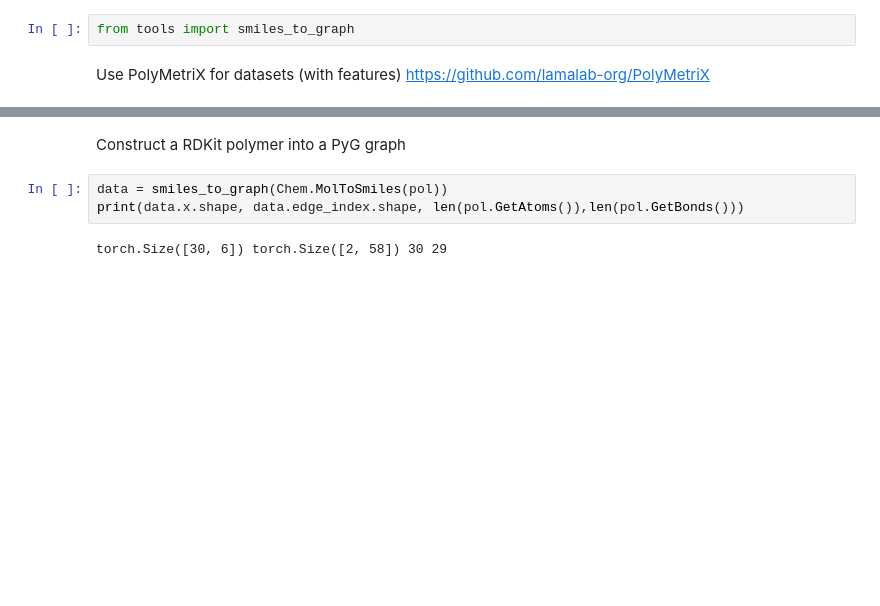
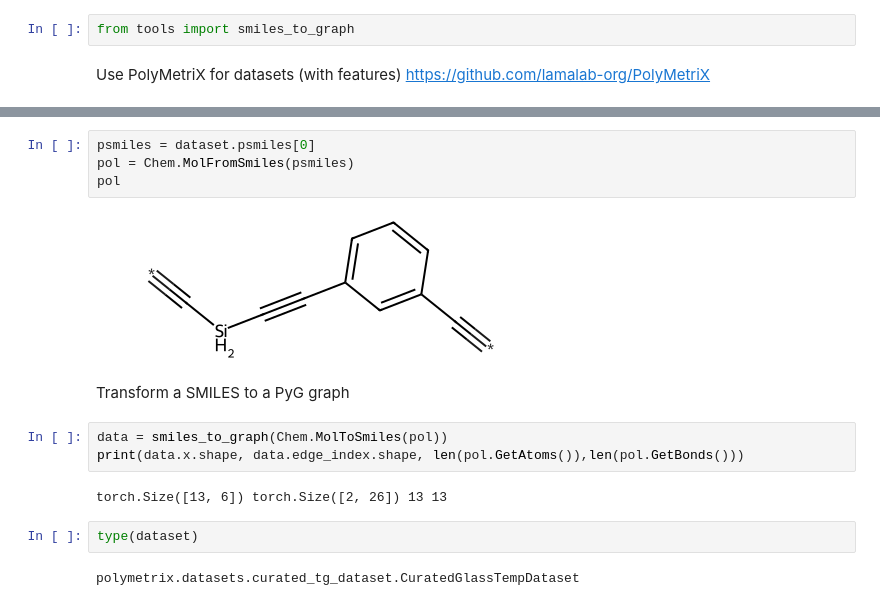
Before and after one commit to Pablo-R0/MolProPreNet, a Jupyter notebook: RDKit_testing_polymers.ipynb, the cells around one changed output, grey strips where cells are left out. Saved outputs shown, nothing was run; the diff lists cells and outputs as text; blank space fills up the shorter version.

```diff
--- a/RDKit_testing_polymers.ipynb
+++ b/RDKit_testing_polymers.ipynb
@@ -20,7 +28,17 @@ dataset = CuratedGlassTempDataset()
+# %%
+psmiles = dataset.psmiles[0]
+pol = Chem.MolFromSmiles(psmiles)
+pol
+# %% [output]
+[figure, added]
 # %% [markdown]
-Construct a RDKit polymer into a PyG graph
+Transform a SMILES to a PyG graph
 # %%
 data = smiles_to_graph(Chem.MolToSmiles(pol))
 print(data.x.shape, data.edge_index.shape, len(pol.GetAtoms()),len(pol.GetBonds()))
 # %% [output]
-torch.Size([30, 6]) torch.Size([2, 58]) 30 29
+torch.Size([13, 6]) torch.Size([2, 26]) 13 13
+# %%
+type(dataset)
+# %% [output]
+polymetrix.datasets.curated_tg_dataset.CuratedGlassTempDataset
```
Also changed, not shown: parts of 6 cells of this notebook, 1 other file.
